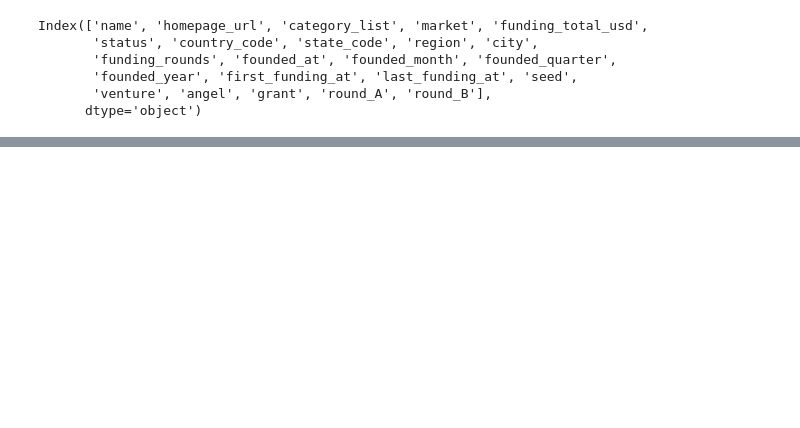
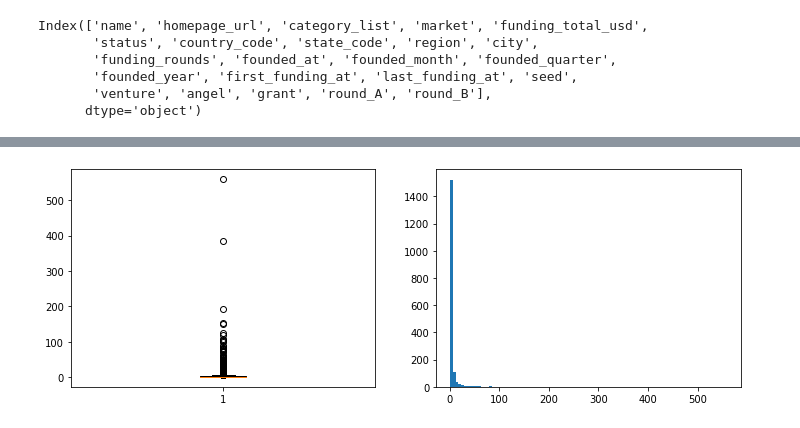
Before and after one commit to smunozan/datamex_082020, a Jupyter notebook: module-2/python-bi-project/main.ipynb, the cells around one changed output, grey strips where cells are left out. Drawn from its saved outputs; the diff is of its cells as text; code cells hidden in the pictures; blank space fills up the shorter version.

```diff
--- a/module-2/python-bi-project/main.ipynb
+++ b/module-2/python-bi-project/main.ipynb
@@ -124,0 +176,4 @@ startups_filt[(startups_filt["market"]=="Apps")&(startups_filt["city"]=="Dubai")
+# %%
+# Para seguir usando el dataframe en los siguientes pasos, llenamos los NaN con "-"
+
+startups_filt.fillna("-",inplace=True)
@@ -124,0 +183,11 @@ startups_filt[(startups_filt["market"]=="Apps")&(startups_filt["city"]=="Dubai")
+# %%
+'''hacemos una pivot table en donde contemos cuantas startups de cada categoria
+seleccionada hay en cada ciudad/pais'''
+
+cities_startups = startups_filt.pivot_table(index = ['country_code','city'],
+                          columns = "market",
+                          aggfunc = "count",
+                          margins = True,
+                          fill_value = 0).reset_index()
+#muestra de la tabla
+cities_startups.head()
@@ -124,0 +202,14 @@ startups_filt[(startups_filt["market"]=="Apps")&(startups_filt["city"]=="Dubai")
+# %%
+'''la pivot table nos está generando un count de categorias por cada columna de la tabla
+(con los mismos valores), solo necesitamos las primeras 20 columnas y acomodar bien los
+nombres de las columnas'''
+cities_startups = cities_startups.iloc[:,:20].droplevel(0, axis=1).drop(1755)
+
+col = ['country_code', 'city', 'Apps', 'Artificial Intelligence',
+       'Health Care', 'Health Care Information Technology',
+       'Health and Insurance', 'Health and Wellness', 'Healthcare Services',
+       'Internet of Things', 'Machine Learning', 'Medical', 'Medical Devices',
+       'Mobile', 'Mobile Health', 'Productivity Software', 'SaaS', 'Software',
+       'Technology', 'All']
+
+cities_startups.columns = col
@@ -124,0 +237,14 @@ startups_filt[(startups_filt["market"]=="Apps")&(startups_filt["city"]=="Dubai")
+# %%
+# Vamos a quedarnos solo con ["country_code","city","All"]
+cities_startups = cities_startups[["country_code","city","All"]].sort_values("All", ascending=False)
+cities_startups.columns = ["country_code","city","No. of startups"]
+# %%
+# vamos a ver la distibución del número de startups
+fig,ax = plt.subplots(1,2,figsize =(12,4))
+
+ax[0].boxplot(cities_startups["No. of startups"])
+ax[1].hist(cities_startups["No. of startups"], bins=100);
+
+#Se observan que hay muchos outliers, la variación de startups en cada ciudad es muy amplia
+# %% [output]
+[figure, added]
```
Also changed, not shown: parts of 91 cells of this notebook, 5 other files.
